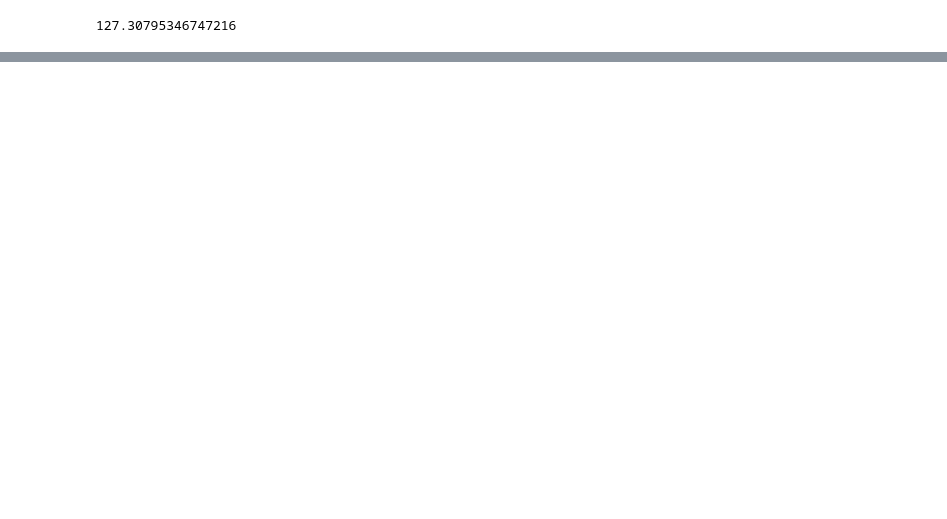
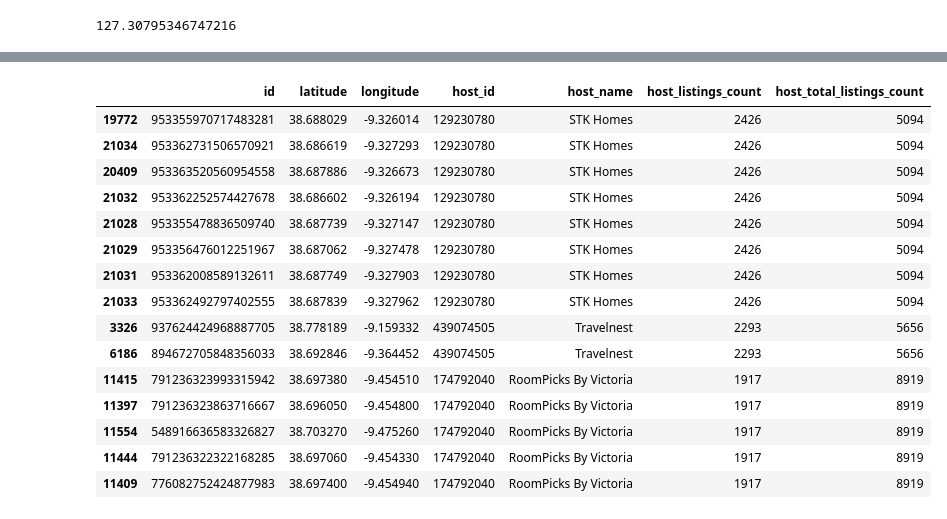
Before and after one commit to dezertdweller/streamlit-lisbon-airbnb-analysis, a Jupyter notebook: airbnb_data_cleaning.ipynb, the cells around one changed output, grey strips where cells are left out. Drawn from its saved outputs; the diff is of its cells as text; code cells hidden in the pictures; blank space fills up the shorter version.

```diff
--- a/airbnb_data_cleaning.ipynb
+++ b/airbnb_data_cleaning.ipynb
@@ -51,7 +53,7 @@ memory usage: 13.1+ MB
 # %%
 cols_to_keep = ['id', 'name', 'neighbourhood', 'neighbourhood_cleansed', 'longitude', 'latitude', 'property_type',
                 'room_type', 'accommodates', 'bathrooms', 'bedrooms', 'beds', 'price', 'number_of_reviews',
-                'review_scores_rating', 'reviews_per_month', 'host_name', 'host_location', 'host_since',
+                'review_scores_rating', 'reviews_per_month', 'host_id', 'host_name', 'host_location', 'host_since',
                 'host_is_superhost', 'host_listings_count', 'host_total_listings_count', 'host_identity_verified',
                 'license']
 
@@ -166,3 +169,7 @@ x = df_lisbon['price_eur'].mean()
 x
 # %% [output]
 127.30795346747216
+# %%
+host_listings_df = df_lisbon[['id', 'latitude', 'longitude', 'host_id', 'host_name', 'host_listings_count', 'host_total_listings_count']]\
+                .sort_values('host_total_listings_count', ascending=False)
+host_listings_df
@@ -168,0 +190,3 @@ x
+# %%
+duplicated = host_listings_df[['latitude', 'longitude','host_id', 'host_name', 'host_listings_count', 'host_total_listings_count']].duplicated(keep='first')
+duplicated
@@ -168,0 +206,20 @@ x
+# %%
+most_listings = host_listings_df[duplicated == False].sort_values('host_listings_count', ascending=False)
+most_listings.head(15)
+# %% [output]
+|  | id | latitude | longitude | host_id | host_name | host_listings_count | host_total_listings_count |
+| 19772 | 953355970717483281 | 38.688029 | -9.326014 | 129230780 | STK Homes | 2426 | 5094 |
+| 21034 | 953362731506570921 | 38.686619 | -9.327293 | 129230780 | STK Homes | 2426 | 5094 |
+| 20409 | 953363520560954558 | 38.687886 | -9.326673 | 129230780 | STK Homes | 2426 | 5094 |
+| 21032 | 953362252574427678 | 38.686602 | -9.326194 | 129230780 | STK Homes | 2426 | 5094 |
+| 21028 | 953355478836509740 | 38.687739 | -9.327147 | 129230780 | STK Homes | 2426 | 5094 |
+| 21029 | 953356476012251967 | 38.687062 | -9.327478 | 129230780 | STK Homes | 2426 | 5094 |
+| 21031 | 953362008589132611 | 38.687749 | -9.327903 | 129230780 | STK Homes | 2426 | 5094 |
+| 21033 | 953362492797402555 | 38.687839 | -9.327962 | 129230780 | STK Homes | 2426 | 5094 |
+| 3326 | 937624424968887705 | 38.778189 | -9.159332 | 439074505 | Travelnest | 2293 | 5656 |
+| 6186 | 894672705848356033 | 38.692846 | -9.364452 | 439074505 | Travelnest | 2293 | 5656 |
+| 11415 | 791236323993315942 | 38.697380 | -9.454510 | 174792040 | RoomPicks By Victoria | 1917 | 8919 |
+| 11397 | 791236323863716667 | 38.696050 | -9.454800 | 174792040 | RoomPicks By Victoria | 1917 | 8919 |
+| 11554 | 548916636583326827 | 38.703270 | -9.475260 | 174792040 | RoomPicks By Victoria | 1917 | 8919 |
+| 11444 | 791236322322168285 | 38.697060 | -9.454330 | 174792040 | RoomPicks By Victoria | 1917 | 8919 |
+| 11409 | 776082752424877983 | 38.697400 | -9.454940 | 174792040 | RoomPicks By Victoria | 1917 | 8919 |
```
Also changed, not shown: parts of 14 cells of this notebook, 1 other file.
